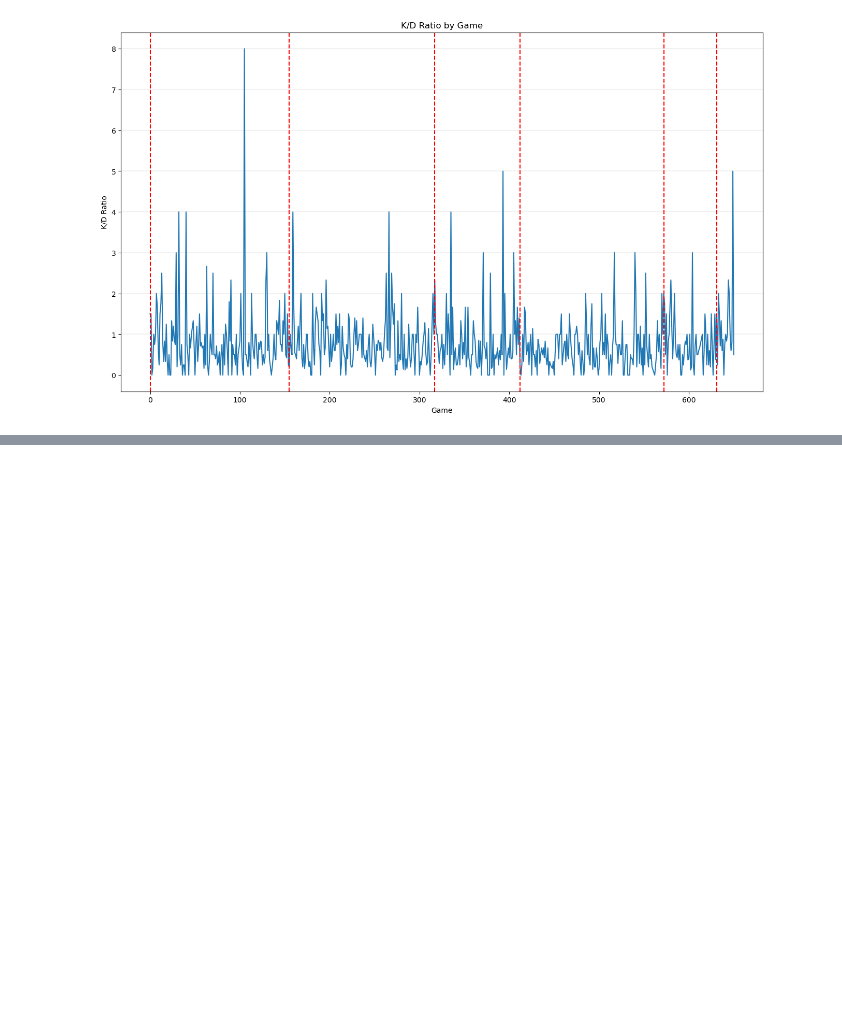
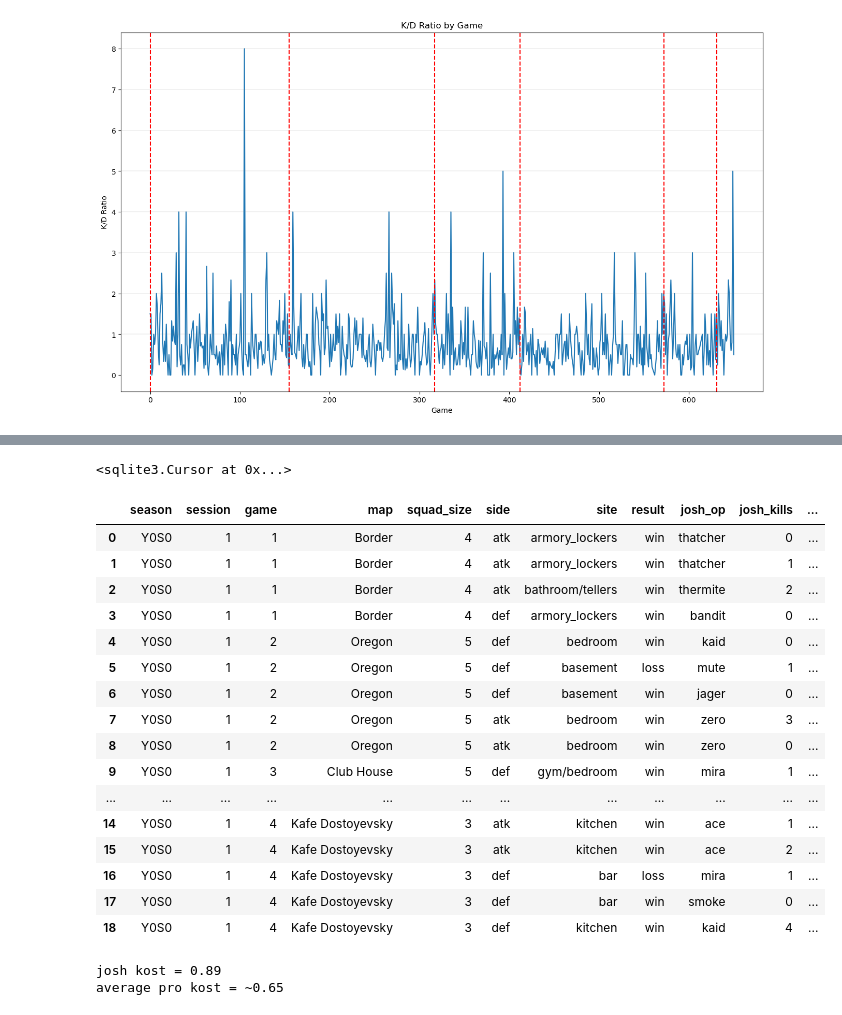
Before and after one commit to jkyle91000/siege-gameplay-analysis, a Jupyter notebook: analysis_with_sqlite.ipynb, the cells around one changed output, grey strips where cells are left out. Cells and saved outputs as stored; diff of their text form; code cells hidden in the pictures; blank space fills up the shorter version.

Commit message:
8/24/2024
added prototype version of round-based code

```diff
--- a/analysis_with_sqlite.ipynb
+++ b/analysis_with_sqlite.ipynb
@@ -532,0 +576,68 @@ plt.show()
+# %%
+# creating the kost column and populating it with values
+
+cursor.execute("drop table if exists josh_rounds")
+season_rounds.to_sql(
+    "josh_rounds",
+    conn,
+    index = False
+)
+cursor.execute(
+    """
+    alter table josh_rounds
+    add column josh_kost int
+    """
+)
+cursor.execute(
+    """
+    update josh_rounds
+    set josh_kost = 0
+    where
+        josh_kills = 0 and
+        josh_deaths != 0 and
+        josh_obj = 0 and
+        josh_traded = 'no'
+    """
+)
+cursor.execute(
+    """
+    update josh_rounds
+    set josh_kost = 1
+    where
+        josh_kills != 0 or
+        josh_deaths = 0 or
+        josh_obj != 0 or
+        josh_traded = 'yes'
+    """
+)
+# %% [output]
+<sqlite3.Cursor at 0x...>
+# %%
+josh_rounds = pd.read_sql("select * from josh_rounds", conn)
+josh_rounds
+# %% [output]
+|  | season | session | game | map | squad_size | side | site | result | josh_op | josh_kills | ... |
+| 0 | Y0S0 | 1 | 1 | Border | 4 | atk | armory_lockers | win | thatcher | 0 | ... |
+| 1 | Y0S0 | 1 | 1 | Border | 4 | atk | armory_lockers | win | thatcher | 1 | ... |
+| 2 | Y0S0 | 1 | 1 | Border | 4 | atk | bathroom/tellers | win | thermite | 2 | ... |
+| 3 | Y0S0 | 1 | 1 | Border | 4 | def | armory_lockers | win | bandit | 0 | ... |
+| 4 | Y0S0 | 1 | 2 | Oregon | 5 | def | bedroom | win | kaid | 0 | ... |
+| 5 | Y0S0 | 1 | 2 | Oregon | 5 | def | basement | loss | mute | 1 | ... |
+| 6 | Y0S0 | 1 | 2 | Oregon | 5 | def | basement | win | jager | 0 | ... |
+| 7 | Y0S0 | 1 | 2 | Oregon | 5 | atk | bedroom | win | zero | 3 | ... |
+| 8 | Y0S0 | 1 | 2 | Oregon | 5 | atk | bedroom | win | zero | 0 | ... |
+| 9 | Y0S0 | 1 | 3 | Club House | 5 | def | gym/bedroom | win | mira | 1 | ... |
+| ... | ... | ... | ... | ... | ... | ... | ... | ... | ... | ... | ... |
+| 14 | Y0S0 | 1 | 4 | Kafe Dostoyevsky | 3 | atk | kitchen | win | ace | 1 | ... |
+| 15 | Y0S0 | 1 | 4 | Kafe Dostoyevsky | 3 | atk | kitchen | win | ace | 2 | ... |
+| 16 | Y0S0 | 1 | 4 | Kafe Dostoyevsky | 3 | def | bar | loss | mira | 1 | ... |
+| 17 | Y0S0 | 1 | 4 | Kafe Dostoyevsky | 3 | def | bar | win | smoke | 0 | ... |
+| 18 | Y0S0 | 1 | 4 | Kafe Dostoyevsky | 3 | def | kitchen | win | kaid | 4 | ... |
+# %%
+# calculate kost
+
+jkost = josh_rounds["josh_kost"].sum() / len(josh_rounds)
+print(f"josh kost = {round(jkost, 2)}\naverage pro kost = ~0.65")
+# %% [output]
+josh kost = 0.89
+average pro kost = ~0.65
```
Also changed, not shown: parts of 4 cells of this notebook.
